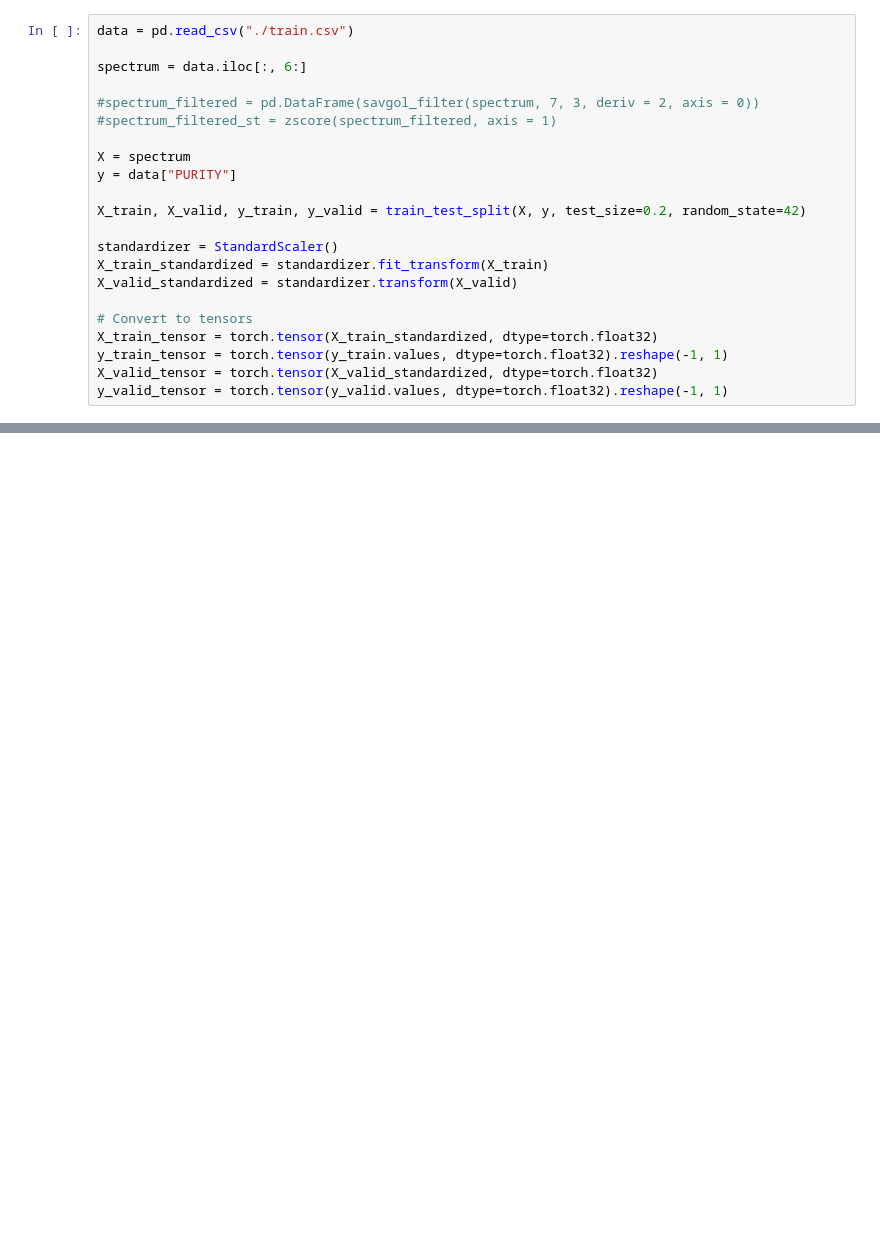
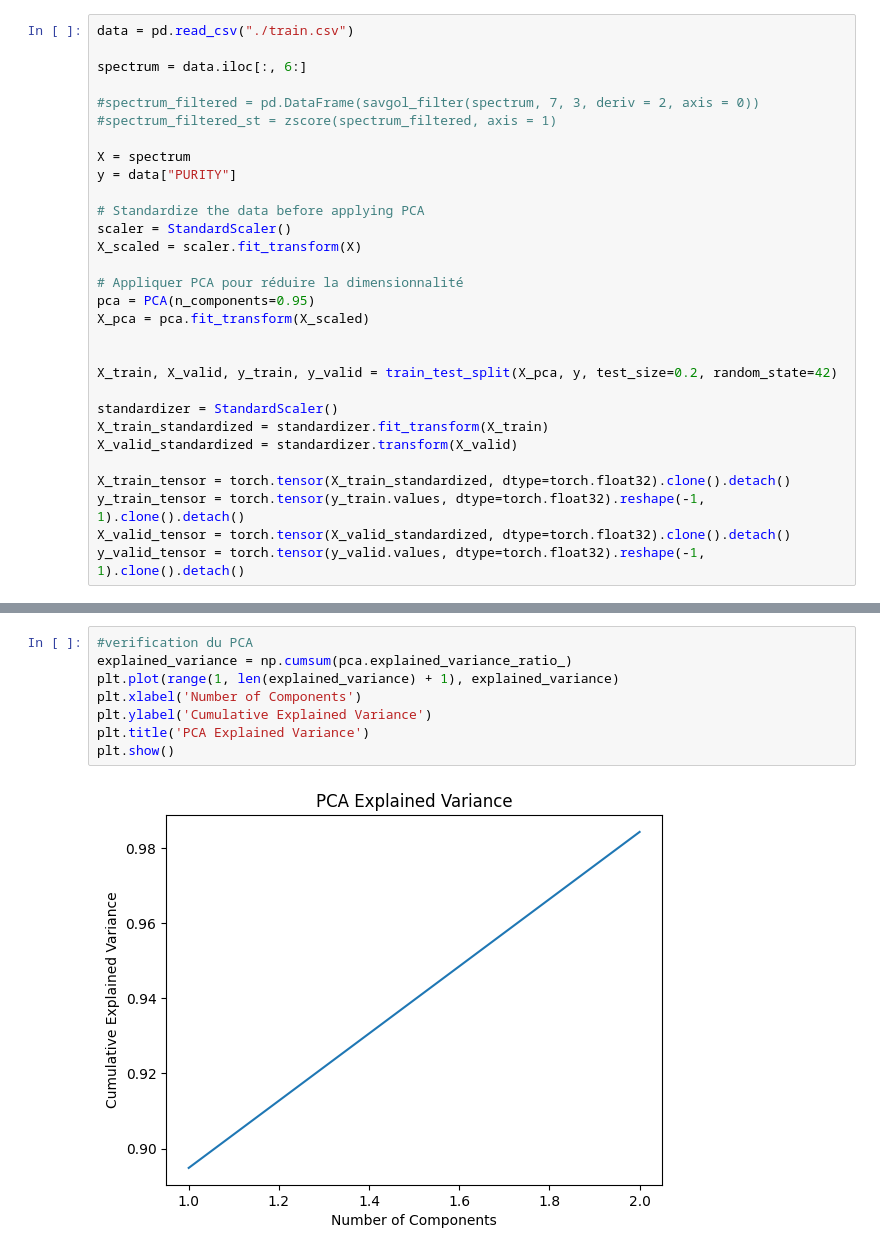
Before and after one commit to eferrer11/ML-project-heroin, a Jupyter notebook: neural_network.ipynb, the cells around one changed output, grey strips where cells are left out. Saved outputs shown, nothing was run; the diff lists cells and outputs as text; blank space fills up the shorter version.

```diff
--- a/neural_network.ipynb
+++ b/neural_network.ipynb
@@ -24,14 +24,22 @@ spectrum = data.iloc[:, 6:]
 X = spectrum
 y = data["PURITY"]
 
-X_train, X_valid, y_train, y_valid = train_test_split(X, y, test_size=0.2, random_state=42)
+# Standardize the data before applying PCA
+scaler = StandardScaler()
+X_scaled = scaler.fit_transform(X)
+
+# Appliquer PCA pour réduire la dimensionnalité
+pca = PCA(n_components=0.95)
+X_pca = pca.fit_transform(X_scaled)
+
+
+X_train, X_valid, y_train, y_valid = train_test_split(X_pca, y, test_size=0.2, random_state=42)
 
 standardizer = StandardScaler()
 X_train_standardized = standardizer.fit_transform(X_train)
 X_valid_standardized = standardizer.transform(X_valid)
 
-# Convert to tensors
-X_train_tensor = torch.tensor(X_train_standardized, dtype=torch.float32)
-y_train_tensor = torch.tensor(y_train.values, dtype=torch.float32).reshape(-1, 1)
-X_valid_tensor = torch.tensor(X_valid_standardized, dtype=torch.float32)
-y_valid_tensor = torch.tensor(y_valid.values, dtype=torch.float32).reshape(-1, 1)
+X_train_tensor = torch.tensor(X_train_standardized, dtype=torch.float32).clone().detach()
+y_train_tensor = torch.tensor(y_train.values, dtype=torch.float32).reshape(-1, 1).clone().detach()
+X_valid_tensor = torch.tensor(X_valid_standardized, dtype=torch.float32).clone().detach()
+y_valid_tensor = torch.tensor(y_valid.values, dtype=torch.float32).reshape(-1, 1).clone().detach()
@@ -174,0 +335,10 @@ t_score 0.5795454382896423
+# %%
+#verification du PCA
+explained_variance = np.cumsum(pca.explained_variance_ratio_)
+plt.plot(range(1, len(explained_variance) + 1), explained_variance)
+plt.xlabel('Number of Components')
+plt.ylabel('Cumulative Explained Variance')
+plt.title('PCA Explained Variance')
+plt.show()
+# %% [output]
+[figure, added]
```
Also changed, not shown: parts of 14 cells of this notebook, 3 other files.
